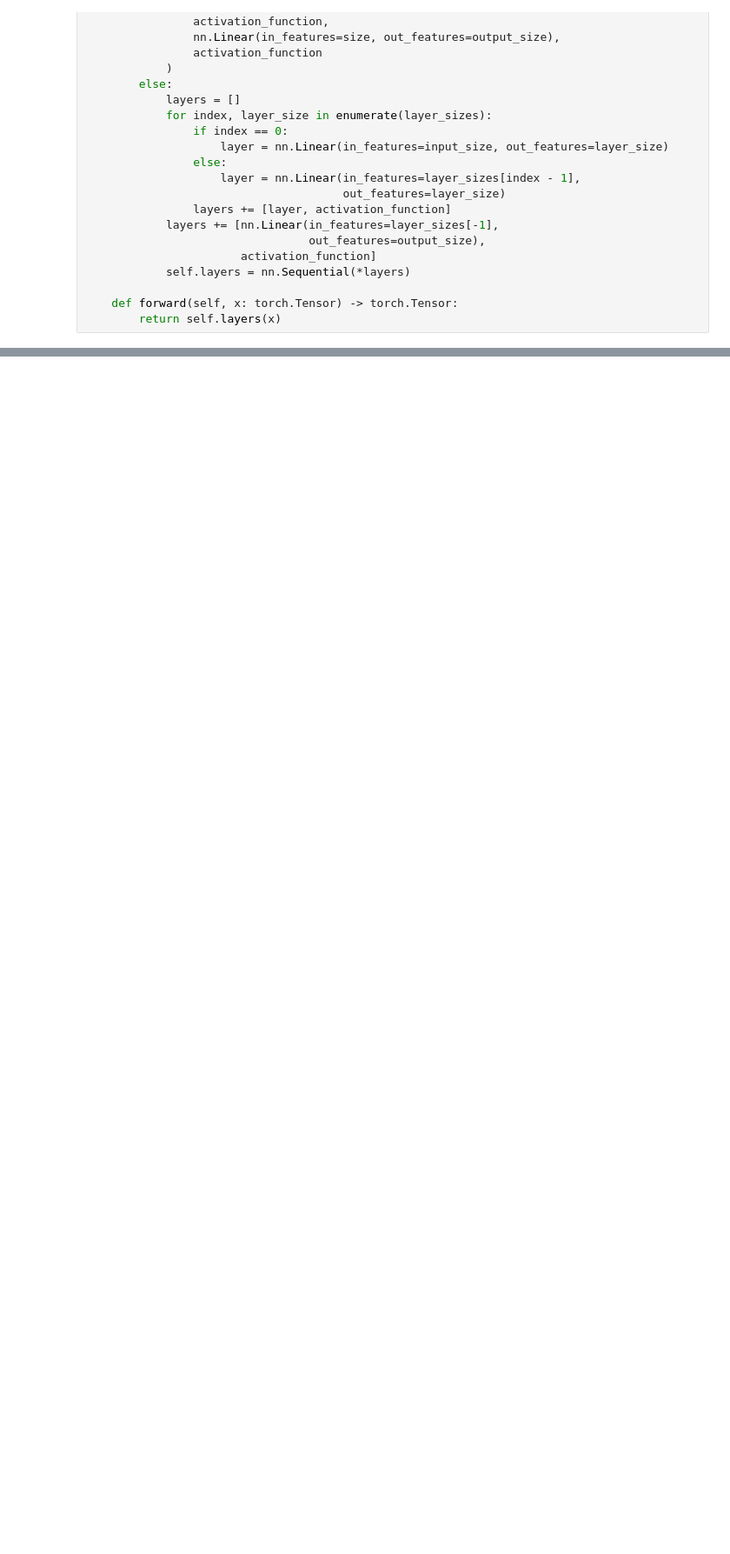
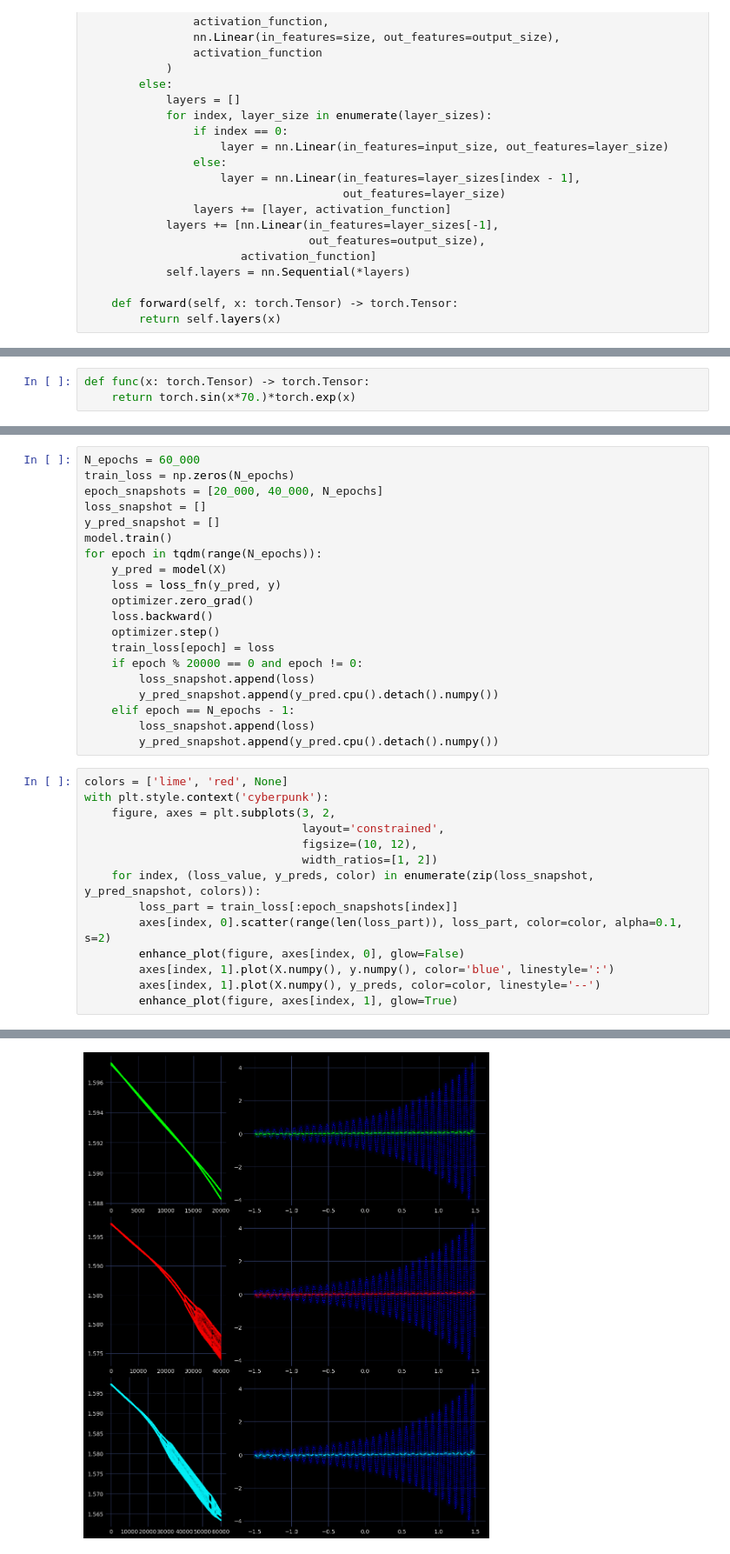
Before and after one commit to Yolonek/MachineLearningApplications, a Jupyter notebook: Perceptrons/1.2-UniversalApproximationTheorem.ipynb, the cells around one changed output, grey strips where cells are left out. Shown at 87% size. Saved outputs shown, nothing was run; the diff lists cells and outputs as text; blank space fills up the shorter version.

```diff
--- a/Perceptrons/1.2-UniversalApproximationTheorem.ipynb
+++ b/Perceptrons/1.2-UniversalApproximationTheorem.ipynb
@@ -269,0 +208,3 @@ Last loss value: 0.0008660536841489375
+# %%
+def func(x: torch.Tensor) -> torch.Tensor:
+    return torch.sin(x*70.)*torch.exp(x)
@@ -269,0 +234,35 @@ Last loss value: 0.0008660536841489375
+# %%
+N_epochs = 60_000
+train_loss = np.zeros(N_epochs)
+epoch_snapshots = [20_000, 40_000, N_epochs]
+loss_snapshot = []
+y_pred_snapshot = []
+model.train()
+for epoch in tqdm(range(N_epochs)):
+    y_pred = model(X)
+    loss = loss_fn(y_pred, y)
+    optimizer.zero_grad()
+    loss.backward()
+    optimizer.step()
+    train_loss[epoch] = loss
+    if epoch % 20000 == 0 and epoch != 0:
+        loss_snapshot.append(loss)
+        y_pred_snapshot.append(y_pred.cpu().detach().numpy())
+    elif epoch == N_epochs - 1:
+        loss_snapshot.append(loss)
+        y_pred_snapshot.append(y_pred.cpu().detach().numpy())
+# %%
+colors = ['lime', 'red', None]
+with plt.style.context('cyberpunk'):
+    figure, axes = plt.subplots(3, 2,
+                                layout='constrained',
+                                figsize=(10, 12),
+                                width_ratios=[1, 2])
+    for index, (loss_value, y_preds, color) in enumerate(zip(loss_snapshot, y_pred_snapshot, colors)):
+        loss_part = train_loss[:epoch_snapshots[index]]
+        axes[index, 0].scatter(range(len(loss_part)), loss_part, color=color, alpha=0.1, s=2)
+        enhance_plot(figure, axes[index, 0], glow=False)
+        axes[index, 1].plot(X.numpy(), y.numpy(), color='blue', linestyle=':')
+        axes[index, 1].plot(X.numpy(), y_preds, color=color, linestyle='--')
+        enhance_plot(figure, axes[index, 1], glow=True)
+# %% [output]
@@ -269,0 +272 @@ Last loss value: 0.0008660536841489375
+[figure, added]
```
Also changed, not shown: parts of 37 cells of this notebook.
